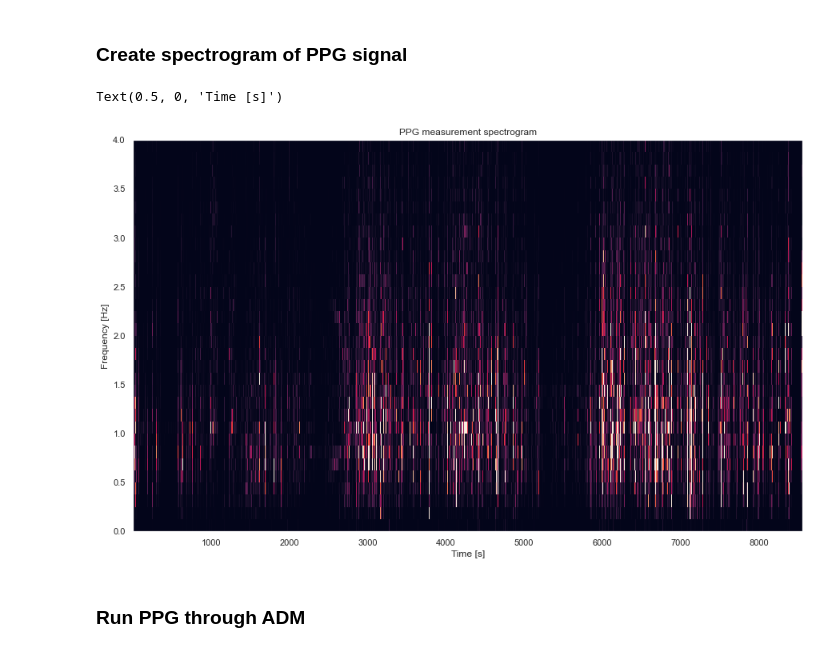
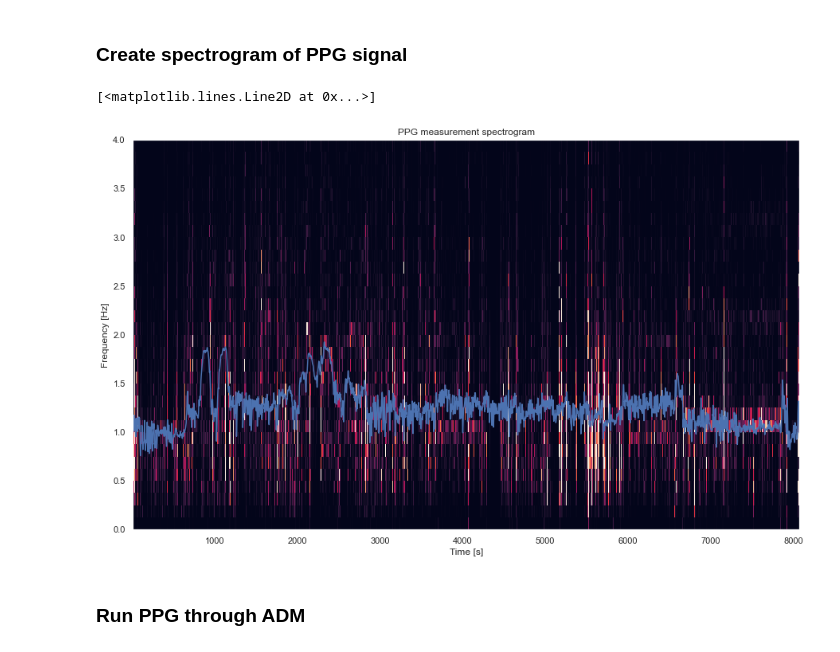
Before and after one commit to pennfranc/adm-ppg-analysis, a Jupyter notebook: mutual information pipeline.ipynb, the cells around one changed output. Saved outputs shown, nothing was run; the diff lists cells and outputs as text; code cells hidden in the pictures.

```diff
--- a/mutual information pipeline.ipynb
+++ b/mutual information pipeline.ipynb
@@ -8,6 +8,8 @@ import seaborn as sns
 from sklearn.metrics import r2_score, mean_squared_error
 from sklearn.feature_selection import mutual_info_regression
 from ADM import ADM
+from scipy.fft import fft, fftfreq
+from sklearn.preprocessing import normalize
 
 from data_loader import load_pickle, unpack_data
 from mutual_information import (
@@ -18,7 +20,7 @@ from mutual_information import (
 )
 sns.set()
 
-SUBJECT_IDX = 9
+SUBJECT_IDX = 8
 # %%
 dataset = load_pickle(SUBJECT_IDX)
 # %% [markdown]
@@ -26,30 +28,33 @@ dataset = load_pickle(SUBJECT_IDX)
 # %%
 fs_ppg = 64
 nperseg_ppg = 8 * 64
 noverlap = 6 * 64
 fmin = 0 # Hz
 fmax = 4 # Hz
 
 ppg, acc, hr, activity, _= unpack_data(dataset)
 
 hr_timestamps = np.arange(4, len(hr) * 2 + 4, 2)
 hr_interpolation = interpolate.interp1d(hr_timestamps, hr)
 
 ### create spectrogram
 f_ppg, t_ppg, Sxx_ppg = create_spectrogram(ppg, fs_ppg, nperseg_ppg, noverlap, fmin, fmax, clip_percentile=99)
 
 # interpolate relevant heart rate measurements
 hr_at_ppg_timestamps = hr_interpolation(t_ppg)
 
 ### plot ppg spectrogram
 plt.figure(figsize=(15, 9))
 plt.pcolormesh(t_ppg, f_ppg, Sxx_ppg, shading='flat')
 plt.title('PPG measurement spectrogram')
 plt.ylabel('Frequency [Hz]')
 plt.xlabel('Time [s]')
+
+
+plt.plot(t_ppg, hr_at_ppg_timestamps)
 # %% [output]
-Text(0.5, 0, 'Time [s]')
+[<matplotlib.lines.Line2D at 0x...>]
-[figure, old version]
+[figure, new version]
 # %% [markdown]
 ### Run PPG through ADM
 # %%
```
Also changed, not shown: parts of 15 cells of this notebook, 7 other files.
